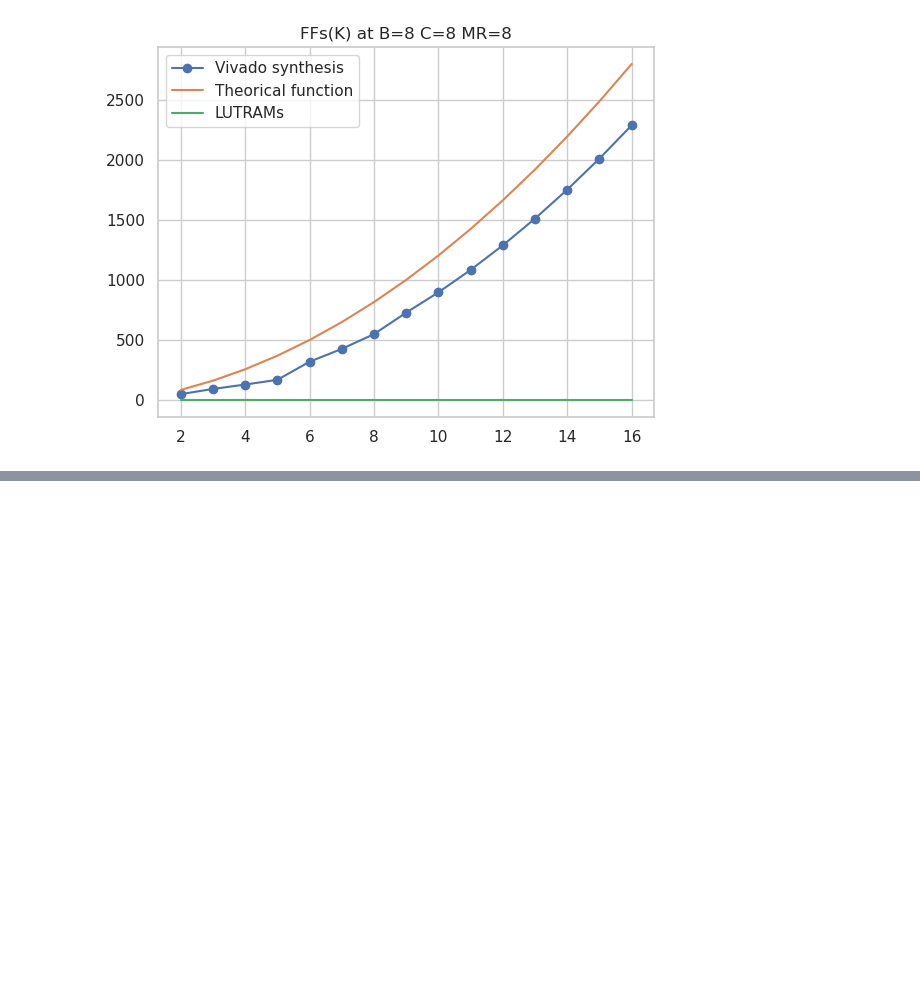
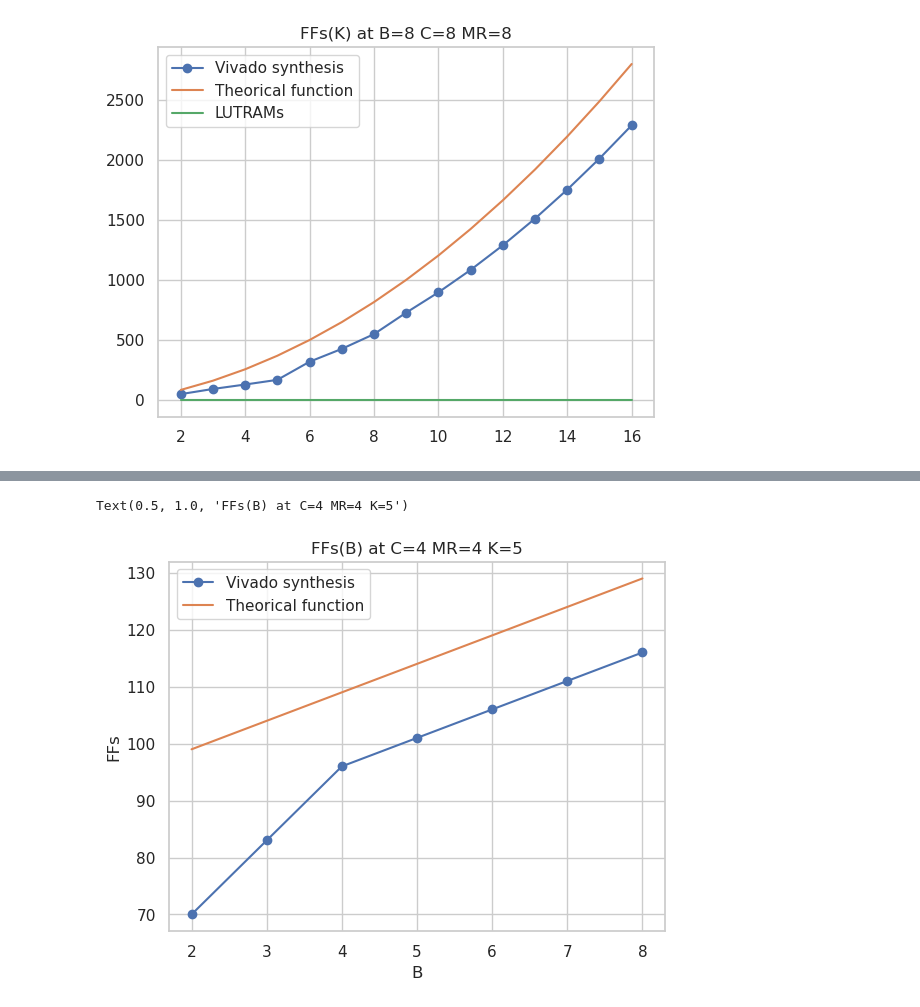
Before and after one commit to gantover/wos_filters_architecture, a Jupyter notebook: scripts/main.ipynb, the cells around one changed output, grey strips where cells are left out. Drawn from its saved outputs; the diff is of its cells as text; code cells hidden in the pictures; blank space fills up the shorter version.

```diff
--- a/scripts/main.ipynb
+++ b/scripts/main.ipynb
@@ -139,0 +195,27 @@ reports
+# %%
+
+bs = []
+ffs = []
+lutrams = []
+true_ffs = []
+C = 4
+MR = 4
+K = 5
+for report in filter(lambda x: x["K"] == 5 and x["C"] == C and x["MR"] == MR, reports):
+    bs.append(report["B"])
+    ffs.append(report["FFs"])
+    lutrams.append(report["LUTRAMs"])
+    true_ffs.append(array_regs(report["B"], report["C"], report["K"]))
+
+plt.plot(bs, ffs, marker='o', label='Vivado synthesis')
+plt.plot(bs, true_ffs, label='Theorical function')
+plt.xlabel('B')
+plt.ylabel('FFs')
+plt.xticks(bs)
+# plt.plot(ks, lutrams, label='LUTRAMs')
+plt.legend()
+plt.title(f'FFs(B) at C={C} MR={MR} K={K}')
+# plt.savefig(f"./figures/ff_b{B}_c{C}_mr{MR}.png", dpi=300, bbox_inches='tight')
+# %% [output]
+Text(0.5, 1.0, 'FFs(B) at C=4 MR=4 K=5')
+[figure, added]
```
Also changed, not shown: parts of 10 cells of this notebook, 9 other files.
